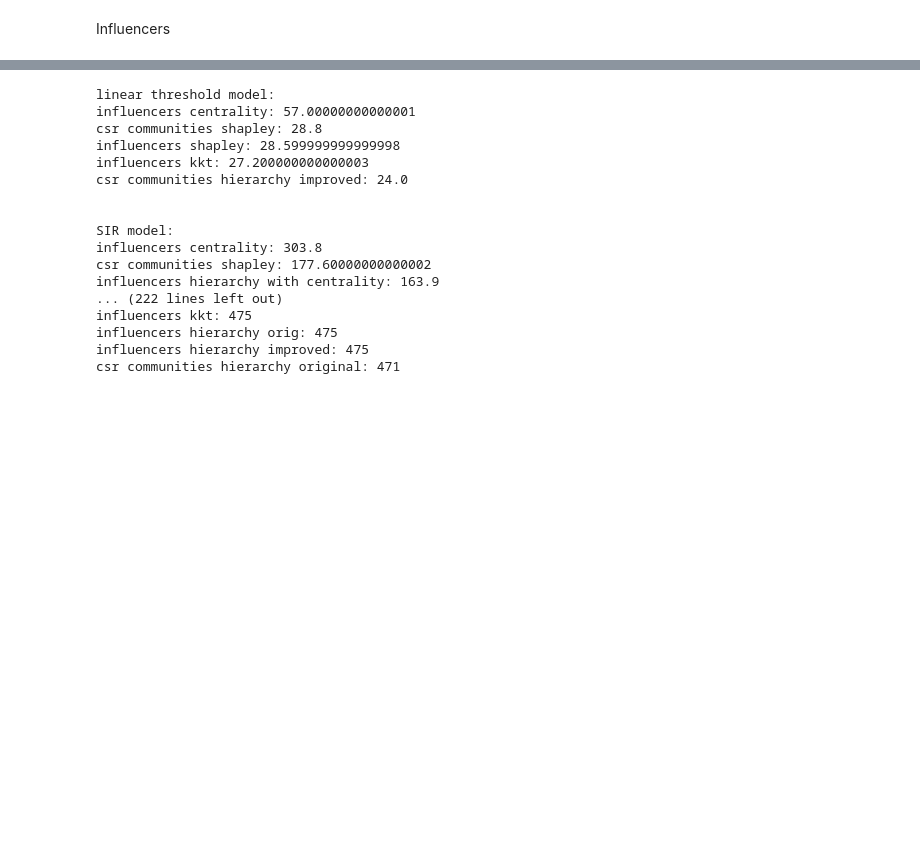
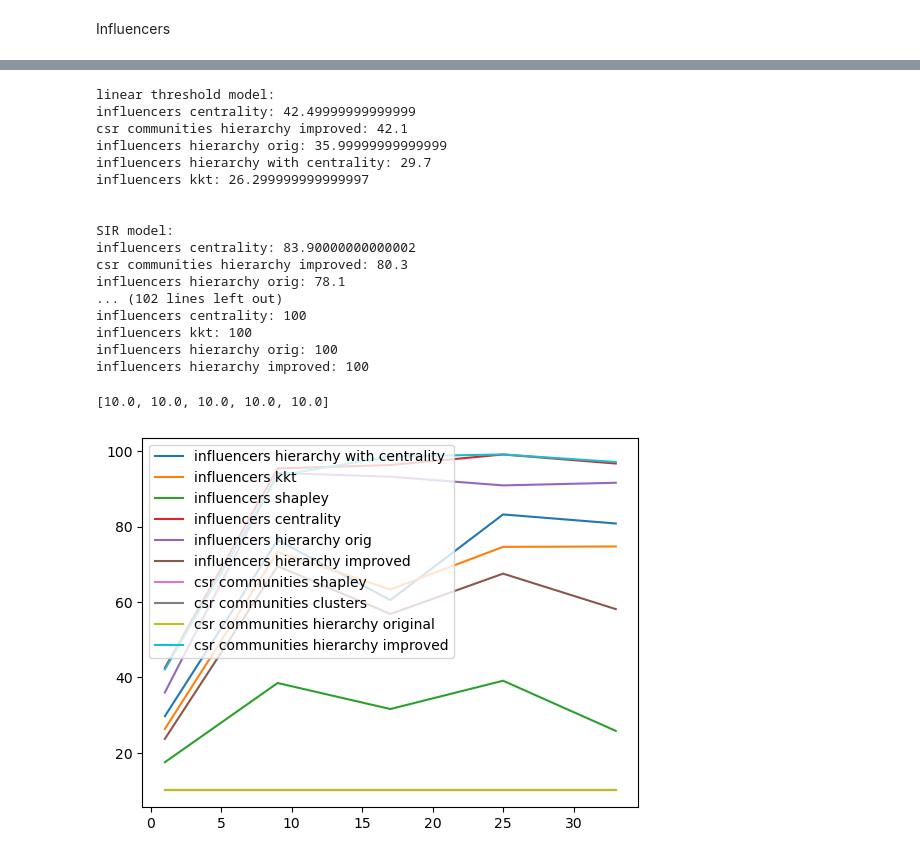
Before and after one commit to OafishSpark/InfluencerSearchAlgorithms, a Jupyter notebook: ModelingNetworkz.ipynb, the cells around one changed output, grey strips where cells are left out. Cells and saved outputs as stored; diff of their text form; code cells hidden in the pictures; blank space fills up the shorter version.

Commit message:
doing graphs

```diff
--- a/ModelingNetworkz.ipynb
+++ b/ModelingNetworkz.ipynb
@@ -61,7 +59,7 @@ graph_congress = nx.read_edgelist("./congress_network/congress.edgelist", create
 graph_wiki_votes = nx.read_edgelist("./wiki-Vote.txt", create_using=nx.DiGraph())
 nx.set_edge_attributes(graph_wiki_votes, 1, 'weight')
 # %%
-subgraph_wiki_votes = nx.subgraph(graph_wiki_votes, list(graph_wiki_votes.nodes)[:300])
+subgraph_wiki_votes = nx.subgraph(graph_wiki_votes, list(graph_wiki_votes.nodes)[:100])
 # %%
 graphs = {
   "graph congress": graph_congress,
@@ -91,5 +89,6 @@ graph wiki votes
 # %%
-graph = graphs["graph congress"]
+graph = graphs["graph wiki votes"]
+# graph = graph_congress
 # %% [markdown]
 Communities
 # %%
@@ -145,7 +144,7 @@ def perform_experiment(
 # %%
 number_of_experiments = 10
 # %%
-times = [2*i + 1 for i in range(10)]
+times = [8*i + 1 for i in range(5)]
 results = dict(zip(
     times,
     [perform_experiment(number_of_experiments, graph, influencers_pack, time) for time in times]
@@ -183,19 +182,19 @@ for results_t in results.values():
       print('\n')
 # %% [output]
 linear threshold model:
-influencers centrality: 57.00000000000001
-csr communities shapley: 28.8
-influencers shapley: 28.599999999999998
-influencers kkt: 27.200000000000003
-csr communities hierarchy improved: 24.0
+influencers centrality: 42.49999999999999
+csr communities hierarchy improved: 42.1
+influencers hierarchy orig: 35.99999999999999
+influencers hierarchy with centrality: 29.7
+influencers kkt: 26.299999999999997
 
 
 SIR model:
-influencers centrality: 303.8
-csr communities shapley: 177.60000000000002
-influencers hierarchy with centrality: 163.9
-... (222 lines left out)
-influencers kkt: 475
-influencers hierarchy orig: 475
-influencers hierarchy improved: 475
-csr communities hierarchy original: 471
+influencers centrality: 83.90000000000002
+csr communities hierarchy improved: 80.3
+influencers hierarchy orig: 78.1
+... (102 lines left out)
+influencers centrality: 100
+influencers kkt: 100
+influencers hierarchy orig: 100
+influencers hierarchy improved: 100
@@ -203,0 +204,40 @@ for
+# %%
+inner_lists = {
+    "influencers hierarchy with centrality": [],
+    "influencers kkt" : [],
+    "influencers shapley": [],
+    "influencers centrality": [],
+    "influencers kkt": [],
+    "influencers hierarchy orig": [],
+    "influencers hierarchy improved": [],
+    "csr communities shapley": [],
+    "csr communities clusters": [],
+    "csr communities hierarchy original": [],
+    "csr communities hierarchy improved": [],
+}
+
+results_lists = {
+    "linear threshold model": inner_lists,
+    "SIR model": deepcopy(inner_lists),
+    "Infinite SIR model": deepcopy(inner_lists),
+}
+
+for t in times:
+    for model in results[t].keys():
+        for key in results[t][model].keys():
+            results_lists[model][key].append(results[t][model][key])
+# %%
+results_lists['linear threshold model']['csr communities hierarchy original']
+# %% [output]
+[10.0, 10.0, 10.0, 10.0, 10.0]
+# %%
+fig, ax = plt.subplots()
+
+for key in results_lists["linear threshold model"]:
+    ax.plot(times, results_lists["linear threshold model"][key], label = key)
+
+plt.legend(loc='upper left')
+
+plt.show()
+# %% [output]
+[figure, added]
```
Also changed, not shown: parts of 8 cells of this notebook.
